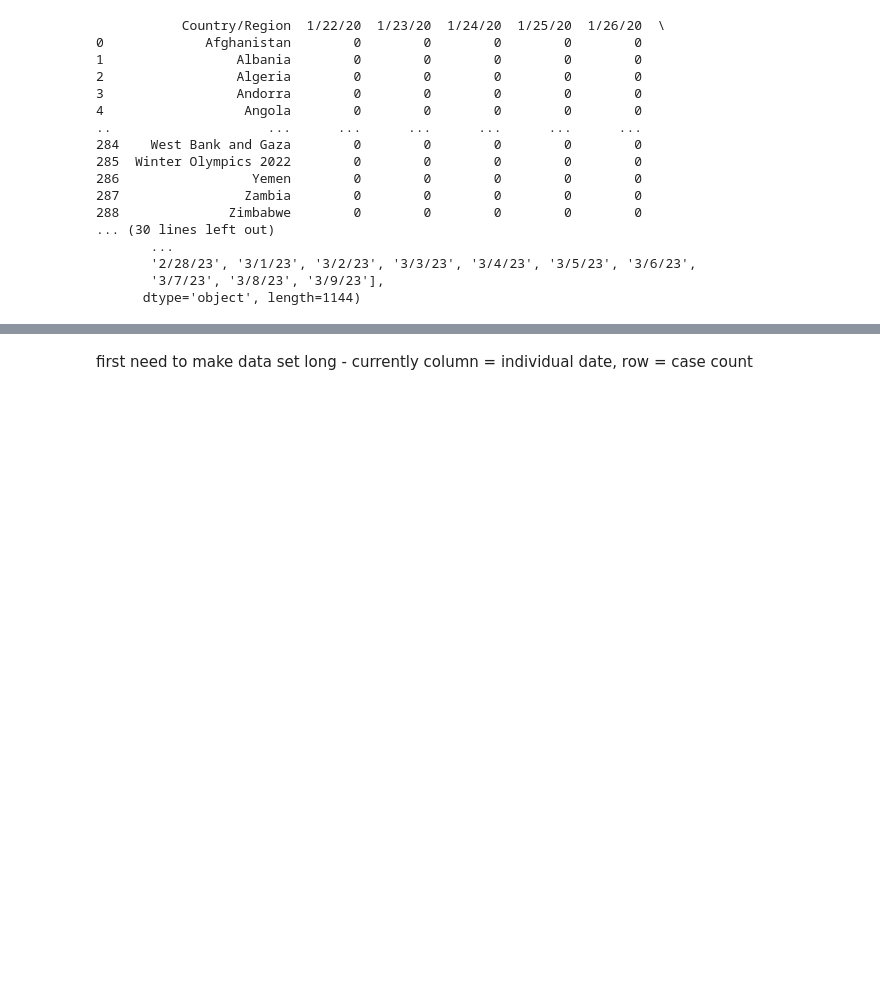
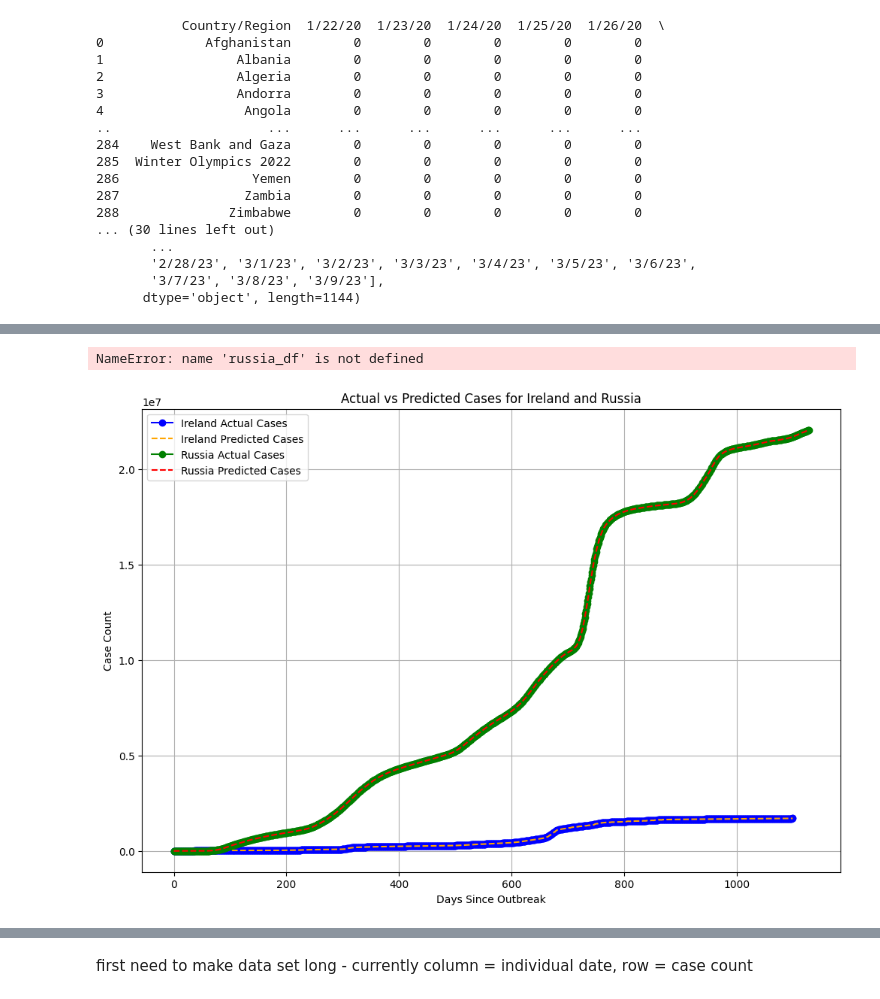
Before and after one commit to jferri3/ds4ph-hw8-team2, a Jupyter notebook: hw8.ipynb, the cells around one changed output, grey strips where cells are left out. Drawn from its saved outputs; the diff is of its cells as text; code cells hidden in the pictures; blank space fills up the shorter version.

```diff
--- a/hw8.ipynb
+++ b/hw8.ipynb
@@ -44,0 +251,51 @@ print(coviddf.columns)
+# %%
+# Define the predictor variables (lags) and the target variable (current cases)
+X = russia_df[[f'lag_{lag}' for lag in range(1, 6)]]
+y = russia_df['cases']
+
+# Fit the linear regression model
+model = LinearRegression()
+model.fit(X, y)
+
+# Get the coefficients and intercept
+intercept = model.intercept_
+coefficients = model.coef_
+
+# Print the results
+print("Intercept (α₀):", intercept)
+for i, coef in enumerate(coefficients, start=1):
+    print(f"Coefficient for Y_t-{i} (β{i}):", coef)
+# visualize with matplotlib
+import matplotlib.pyplot as plt
+
+plt.figure(figsize=(10, 6))
+plt.plot(ireland_df['cases'], label='Actual Cases', color='blue', marker='o')
+plt.plot(ireland_df['y_pred'], label='Predicted Cases', color='orange', linestyle='--')
+plt.xlabel('Days Since Outbreak')
+plt.ylabel('Case Count')
+plt.title('Actual vs Predicted Cases for Russia')
+plt.legend()
+plt.grid(True)
+plt.show()
+# %% [output]
+NameError: name 'russia_df' is not defined
+# %%
+# ireland and russia
+import matplotlib.pyplot as plt
+
+# Plot actual cases for both countries
+plt.figure(figsize=(12, 8))
+plt.plot(ireland_df['cases'], label='Ireland Actual Cases', color='blue', marker='o')
+plt.plot(ireland_df['predicted_cases'], label='Ireland Predicted Cases', color='orange', linestyle='--')
+plt.plot(russia_df['cases'], label='Russia Actual Cases', color='green', marker='o')
+plt.plot(russia_df['cases'], label='Russia Predicted Cases', color='red', linestyle='--')
+
+# Add labels, title, and legend
+plt.xlabel('Days Since Outbreak')
+plt.ylabel('Case Count')
+plt.title('Actual vs Predicted Cases for Ireland and Russia')
+plt.legend()
+plt.grid(True)
+plt.show()
+# %% [output]
+[figure, added]
```
Also changed, not shown: parts of 26 cells of this notebook.
